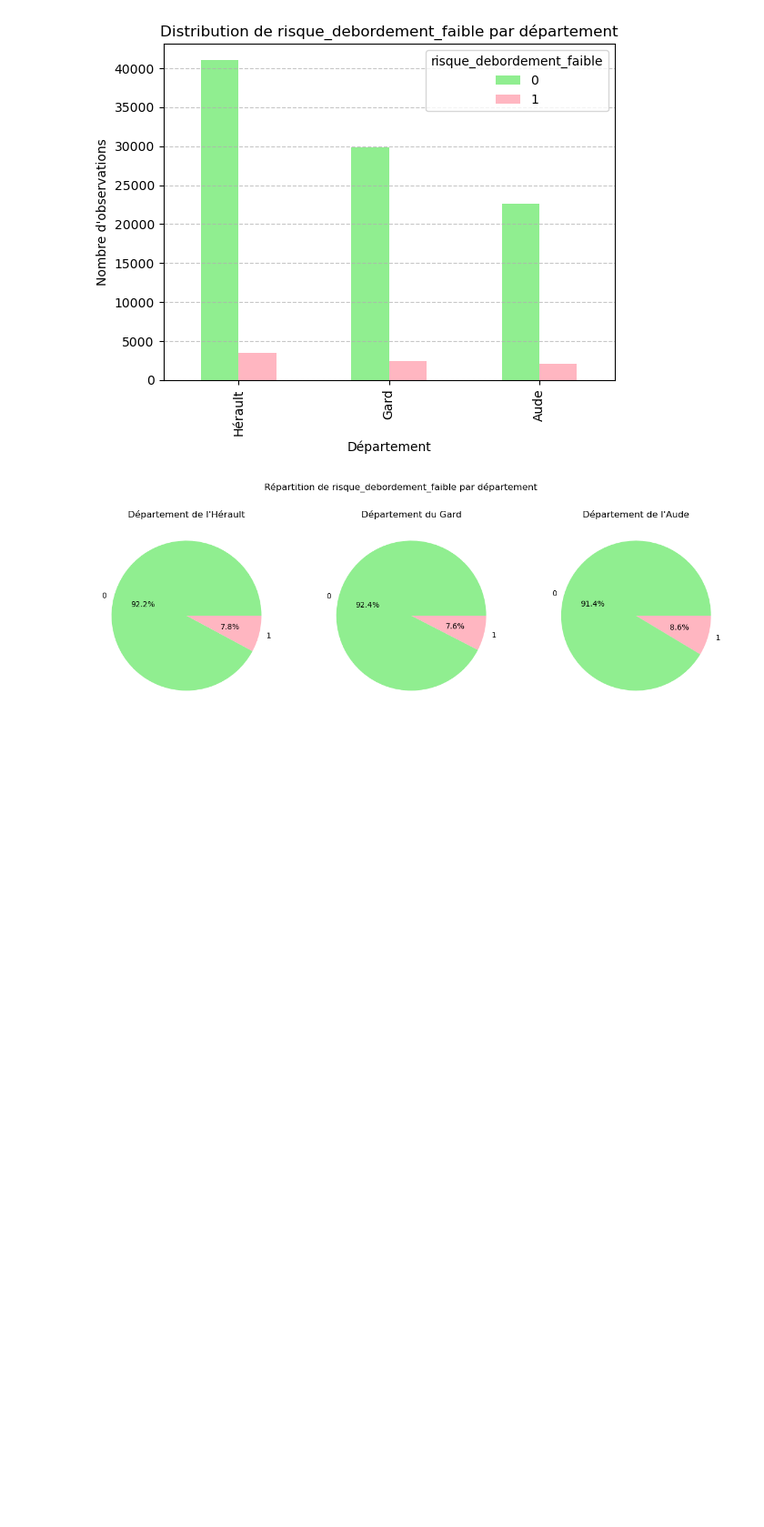
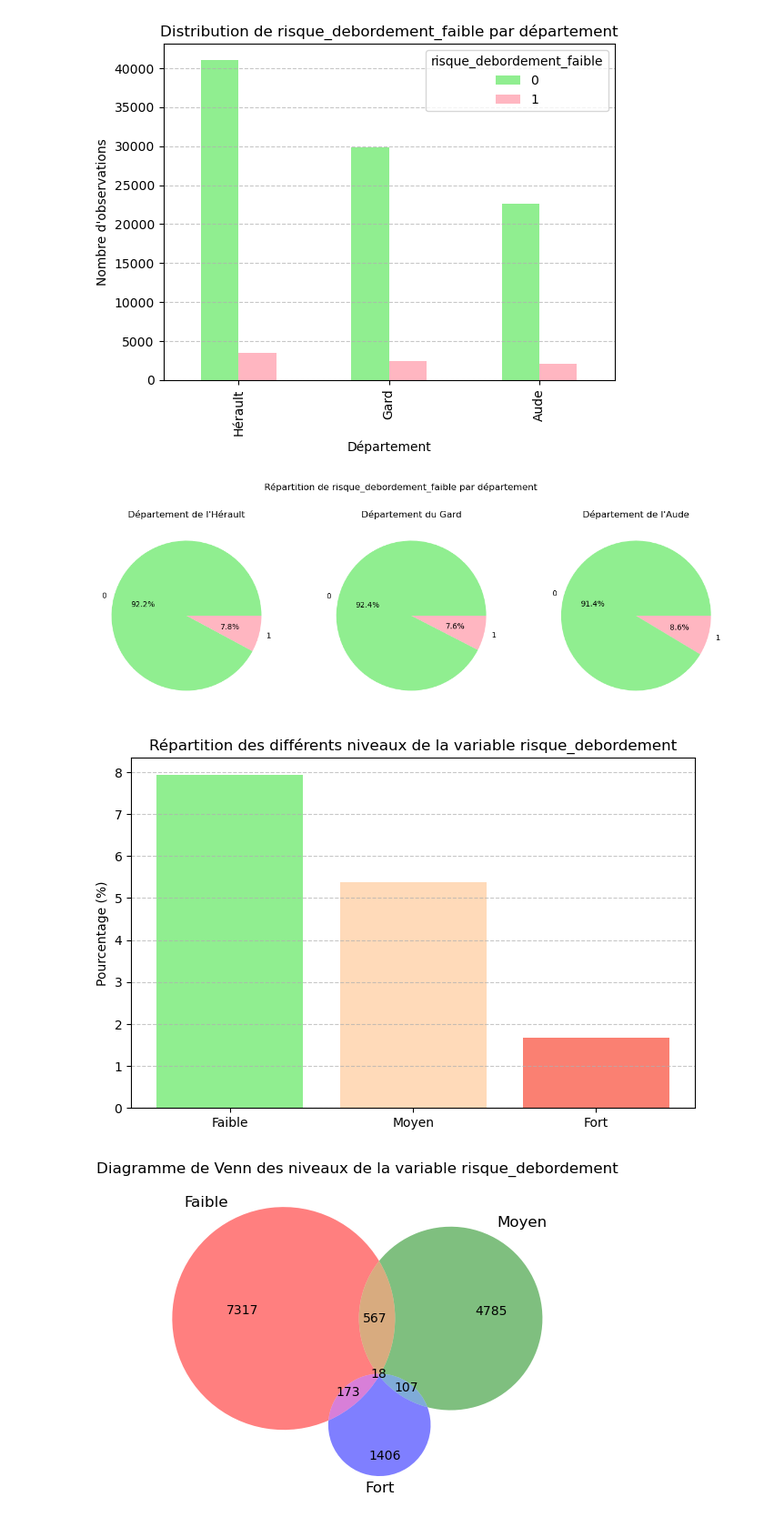
Before and after one commit to ppensier/projet_statapp_inondations, a Jupyter notebook: scripts/stat_data.ipynb, the cells around one changed output. Shown: that part at 91% size. Cells and saved outputs as stored; diff of their text form; code cells hidden in the pictures; blank space fills up the shorter version.

Commit message:
avancée des graphiques pour risques

```diff
--- a/scripts/stat_data.ipynb
+++ b/scripts/stat_data.ipynb
@@ -585,3 +585,41 @@ def distribution(df, colonne, binaire,dep):
 
         plt.suptitle(f"Répartition de {colonne} par département")
         plt.show()
+# %%
+def visualisation_risques(df, risque, dep):
+    #Affiche des graphiques pour pouvoir analyser les différents niveaux de risque
+
+    if not(dep):
+
+        # Calcul des proportions
+        total = len(df)
+        faible = df[risque + "_faible"].sum() / total * 100
+        moyen = df[risque + "_moyen"].sum() / total * 100
+        fort = df[risque + "_fort"].sum() / total * 100
+
+        # Waterfall Chart
+        valeurs = [faible, moyen, fort]
+        labels = ["Faible", "Moyen", "Fort"]
+        colors = ["lightgreen", "peachpuff", "salmon"]
+
+        plt.figure(figsize=(8, 5))
+        plt.bar(labels, valeurs, color=colors)
+        plt.ylabel("Pourcentage (%)")
+        plt.title("Répartition des différents niveaux de la variable " + risque)
+        plt.grid(axis='y', linestyle='--', alpha=0.7)
+        plt.show()
+
+        #Diagramme de Venn
+        plt.figure(figsize=(6, 6))
+        venn3(subsets=(
+            df[(df[risque + "_faible"] == 1) & (df[risque + "_moyen"] == 0) & (df[risque + "_fort"] == 0)].shape[0],  # Faible
+            df[(df[risque + "_faible"] == 0) & (df[risque + "_moyen"] == 1) & (df[risque + "_fort"] == 0)].shape[0],  # Moyen
+            df[(df[risque + "_faible"] == 1) & (df[risque + "_moyen"] == 1) & (df[risque + "_fort"] == 0)].shape[0],  # Faible + Moyen
+            df[(df[risque + "_faible"] == 0) & (df[risque + "_moyen"] == 0) & (df[risque + "_fort"] == 1)].shape[0],  # Fort
+            df[(df[risque + "_faible"] == 1) & (df[risque + "_moyen"] == 0) & (df[risque + "_fort"] == 1)].shape[0],  # Faible + Fort
+            df[(df[risque + "_faible"] == 0) & (df[risque + "_moyen"] == 1) & (df[risque + "_fort"] == 1)].shape[0],  # Moyen +  Fort
+            df[(df[risque + "_faible"] == 1) & (df[risque + "_moyen"] == 1) & (df[risque + "_fort"] == 1)].shape[0]   # Faible + Moyen +  Fort
+        ), set_labels=('Faible', 'Moyen', 'Fort'), alpha=0.5)
+
+        plt.title("Diagramme de Venn des niveaux de la variable " + risque)
+        plt.show()
@@ -736,3 +788,8 @@ distribution(dvf_mairie,"risque_debordement_faible", True, False)
 [['Hérault', np.int64(41067), np.int64(3498)], ['Gard', np.int64(29887), np.int64(2445)], ['Aude', np.int64(22622), np.int64(2132)]]
 [figure]
 [figure]
+# %%
+visualisation_risques(dvf_mairie, "risque_debordement", False)
+# %% [output]
+[figure, added]
+[figure, added]
```
Also changed, not shown: parts of 4 cells of this notebook.
